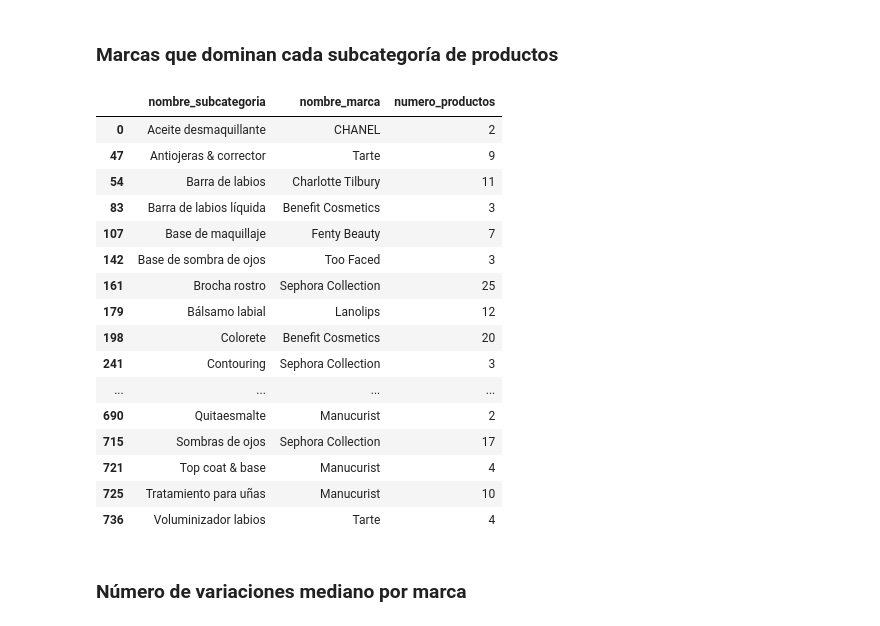
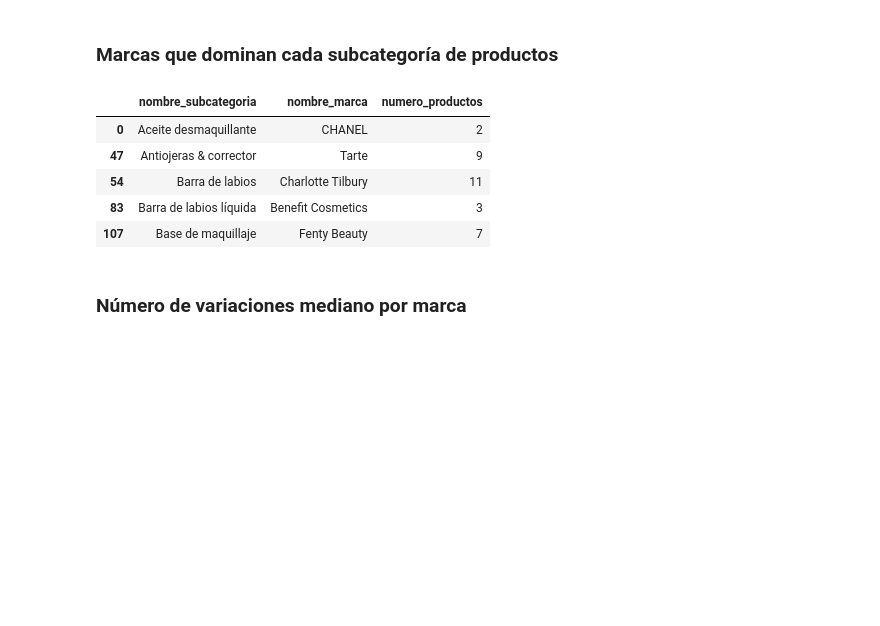
Before and after one commit to raquelscv/proyecto_final_sephora, a Jupyter notebook: eda.ipynb, the cells around one changed output. Drawn from its saved outputs; the diff is of its cells as text; code cells hidden in the pictures; blank space fills up the shorter version.

```diff
--- a/eda.ipynb
+++ b/eda.ipynb
@@ -510,25 +493,14 @@ marcas_dominantes_por_categoria
 # %%
 marcas_por_subcategoria = df.groupby(["nombre_subcategoria", "nombre_marca"])["url_producto"].count().reset_index(name="numero_productos")
 marcas_dominantes_por_subcategoria = marcas_por_subcategoria.loc[marcas_por_subcategoria.groupby("nombre_subcategoria")["numero_productos"].idxmax()]
-marcas_dominantes_por_subcategoria
+marcas_dominantes_por_subcategoria.head()
 # %% [output]
 |  | nombre_subcategoria | nombre_marca | numero_productos |
 | 0 | Aceite desmaquillante | CHANEL | 2 |
 | 47 | Antiojeras & corrector | Tarte | 9 |
 | 54 | Barra de labios | Charlotte Tilbury | 11 |
 | 83 | Barra de labios líquida | Benefit Cosmetics | 3 |
 | 107 | Base de maquillaje | Fenty Beauty | 7 |
-| 142 | Base de sombra de ojos | Too Faced | 3 |
-| 161 | Brocha rostro | Sephora Collection | 25 |
-| 179 | Bálsamo labial | Lanolips | 12 |
-| 198 | Colorete | Benefit Cosmetics | 20 |
-| 241 | Contouring | Sephora Collection | 3 |
-| ... | ... | ... | ... |
-| 690 | Quitaesmalte | Manucurist | 2 |
-| 715 | Sombras de ojos | Sephora Collection | 17 |
-| 721 | Top coat & base | Manucurist | 4 |
-| 725 | Tratamiento para uñas | Manucurist | 10 |
-| 736 | Voluminizador labios | Tarte | 4 |
 # %% [markdown]
 ### Número de variaciones mediano por marca
 # %%
```
Also changed, not shown: parts of 13 cells of this notebook.
